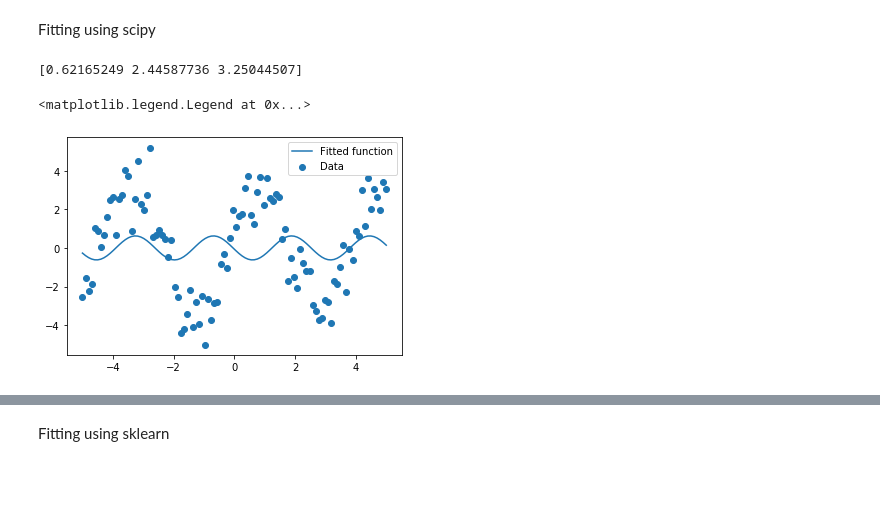
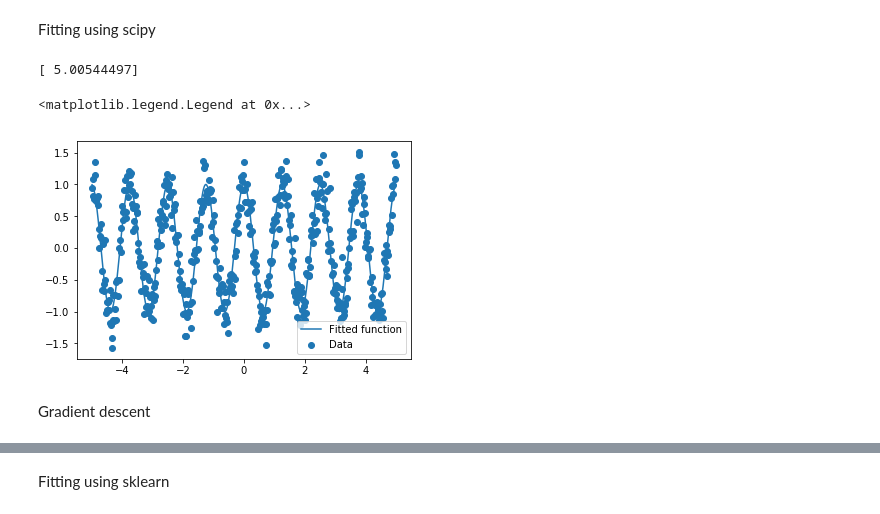
Before and after one commit to Harmonic-Oscillator-hyBrid-fIT/HOBIT, a Jupyter notebook: sin_optimization.ipynb, the cells around one changed output, grey strips where cells are left out. Drawn from its saved outputs; the diff is of its cells as text; code cells hidden in the pictures; blank space fills up the shorter version.

Commit message:
changes on the scipy  function trying gradient descent

```diff
--- a/sin_optimization.ipynb
+++ b/sin_optimization.ipynb
@@ -10,6 +13,8 @@ https://scipy-lectures.org/intro/scipy/auto_examples/plot_curve_fit.html
 # %%
 np.random.seed(12345)
 
-n = 100
+n = 500
 x_data = np.linspace(-5, 5, num= n)
-y_data = 2.9 * np.cos(1.5 * x_data+ 5) + np.random.normal(size= n)
+#y_data = 2.9 * np.cos(1.5 * x_data+ 3) + np.random.normal(size= n)
+y_data = np.cos(5 * x_data) + 0.25*np.random.normal(size= n)
+plt.scatter(x_data, y_data)
@@ -28,22 +26,24 @@ Fitting using scipy
 # %%
 from scipy import optimize
 
-def test_func(x, a, b, c):
-    return a* np.sin(b * x+ c)
+def test_func(x, b):
+    return np.cos(b * x)
 
 params, params_covariance = optimize.curve_fit(test_func, x_data, y_data,
-                                               p0=[2, 2, 2])
+                                               p0=[4.5])
 
 print(params)
 # %% [output]
-[0.62165249 2.44587736 3.25044507]
+[ 5.00544497]
 # %%
 plt.figure(figsize=(6, 4))
 plt.scatter(x_data, y_data, label='Data')
-plt.plot(x_data, test_func(x_data, params[0], params[1], params[2]),
+plt.plot(x_data, test_func(x_data, params[0]),
          label='Fitted function')
 
 plt.legend(loc='best')
 # %% [output]
 <matplotlib.legend.Legend at 0x...>
-[figure, old version]
+[figure, new version]
+# %% [markdown]
+Gradient descent
```
Also changed, not shown: parts of 13 cells of this notebook.
